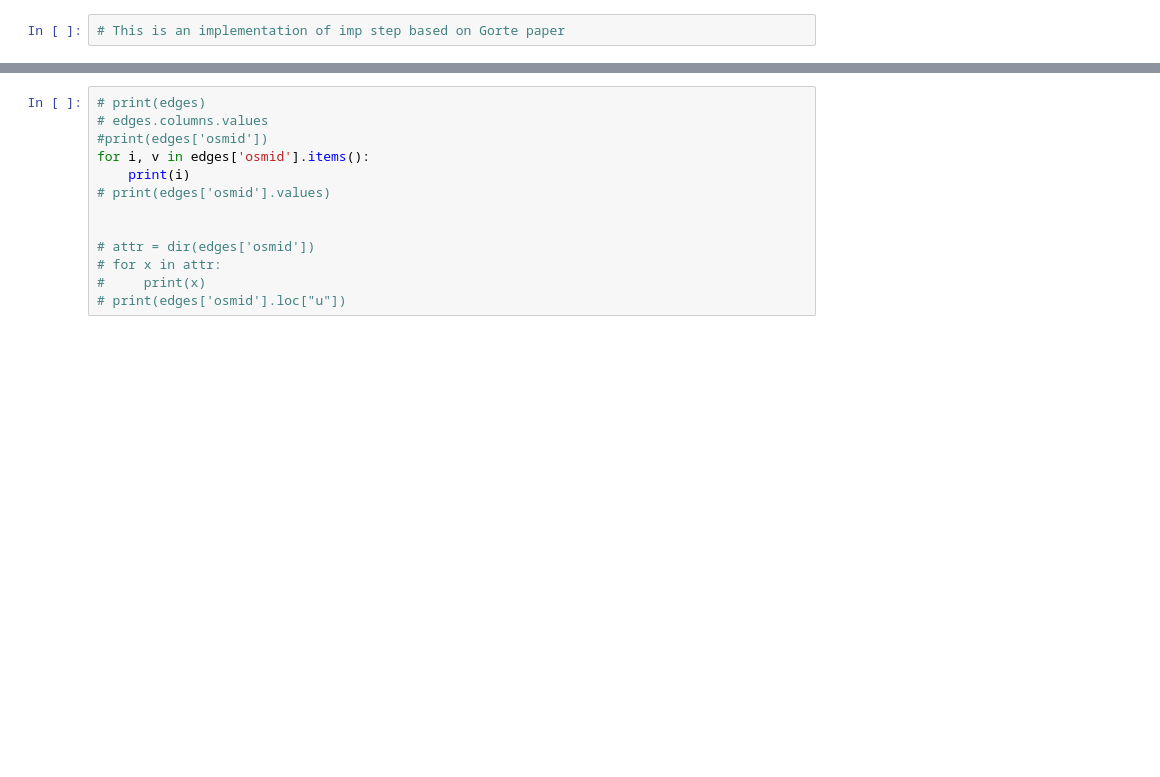
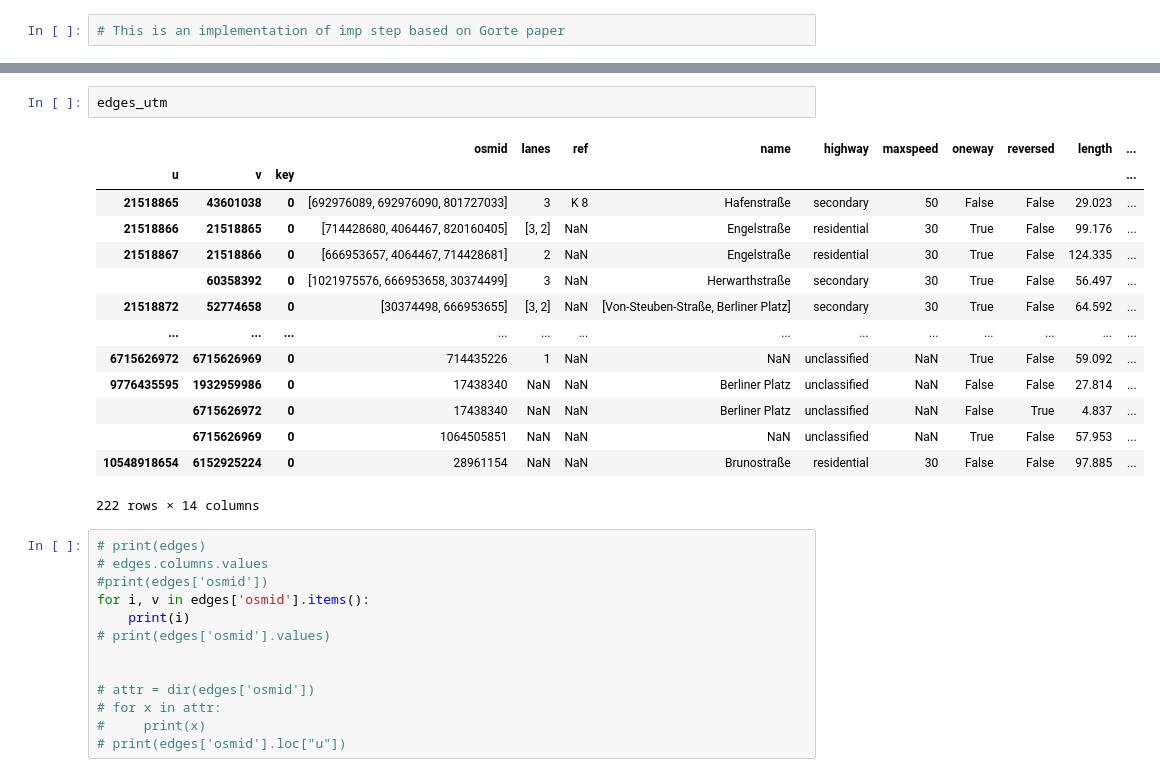
Before and after one commit to gjgress/G-RIPS-2022-Mitsubishi-A, a Jupyter notebook: Code/IMP.ipynb, the cells around one changed output, grey strips where cells are left out. Saved outputs shown, nothing was run; the diff lists cells and outputs as text; blank space fills up the shorter version.

```diff
--- a/Code/IMP.ipynb
+++ b/Code/IMP.ipynb
@@ -199,3 +419,20 @@ Name: (6152925224, 10548918654, 0), dtype: object
+# %%
+edges_utm
+# %% [output]
+|  |  |  | osmid | lanes | ref | name | highway | maxspeed | oneway | reversed | length | ... |
+| u | v | key |  |  |  |  |  |  |  |  |  | ... |
+| 21518865 | 43601038 | 0 | [692976089, 692976090, 801727033] | 3 | K 8 | Hafenstraße | secondary | 50 | False | False | 29.023 | ... |
+| 21518866 | 21518865 | 0 | [714428680, 4064467, 820160405] | [3, 2] | NaN | Engelstraße | residential | 30 | True | False | 99.176 | ... |
+| 21518867 | 21518866 | 0 | [666953657, 4064467, 714428681] | 2 | NaN | Engelstraße | residential | 30 | True | False | 124.335 | ... |
+|  | 60358392 | 0 | [1021975576, 666953658, 30374499] | 3 | NaN | Herwarthstraße | secondary | 30 | True | False | 56.497 | ... |
+| 21518872 | 52774658 | 0 | [30374498, 666953655] | [3, 2] | NaN | [Von-Steuben-Straße, Berliner Platz] | secondary | 30 | True | False | 64.592 | ... |
+| ... | ... | ... | ... | ... | ... | ... | ... | ... | ... | ... | ... | ... |
+| 6715626972 | 6715626969 | 0 | 714435226 | 1 | NaN | NaN | unclassified | NaN | True | False | 59.092 | ... |
+| 9776435595 | 1932959986 | 0 | 17438340 | NaN | NaN | Berliner Platz | unclassified | NaN | False | False | 27.814 | ... |
+|  | 6715626972 | 0 | 17438340 | NaN | NaN | Berliner Platz | unclassified | NaN | False | True | 4.837 | ... |
+|  | 6715626969 | 0 | 1064505851 | NaN | NaN | NaN | unclassified | NaN | True | False | 57.953 | ... |
+| 10548918654 | 6152925224 | 0 | 28961154 | NaN | NaN | Brunostraße | residential | 30 | False | False | 97.885 | ... |
+222 rows × 14 columns
 # %%
 # print(edges)
 # edges.columns.values
```
Also changed, not shown: parts of 11 cells of this notebook, 1 other file.
